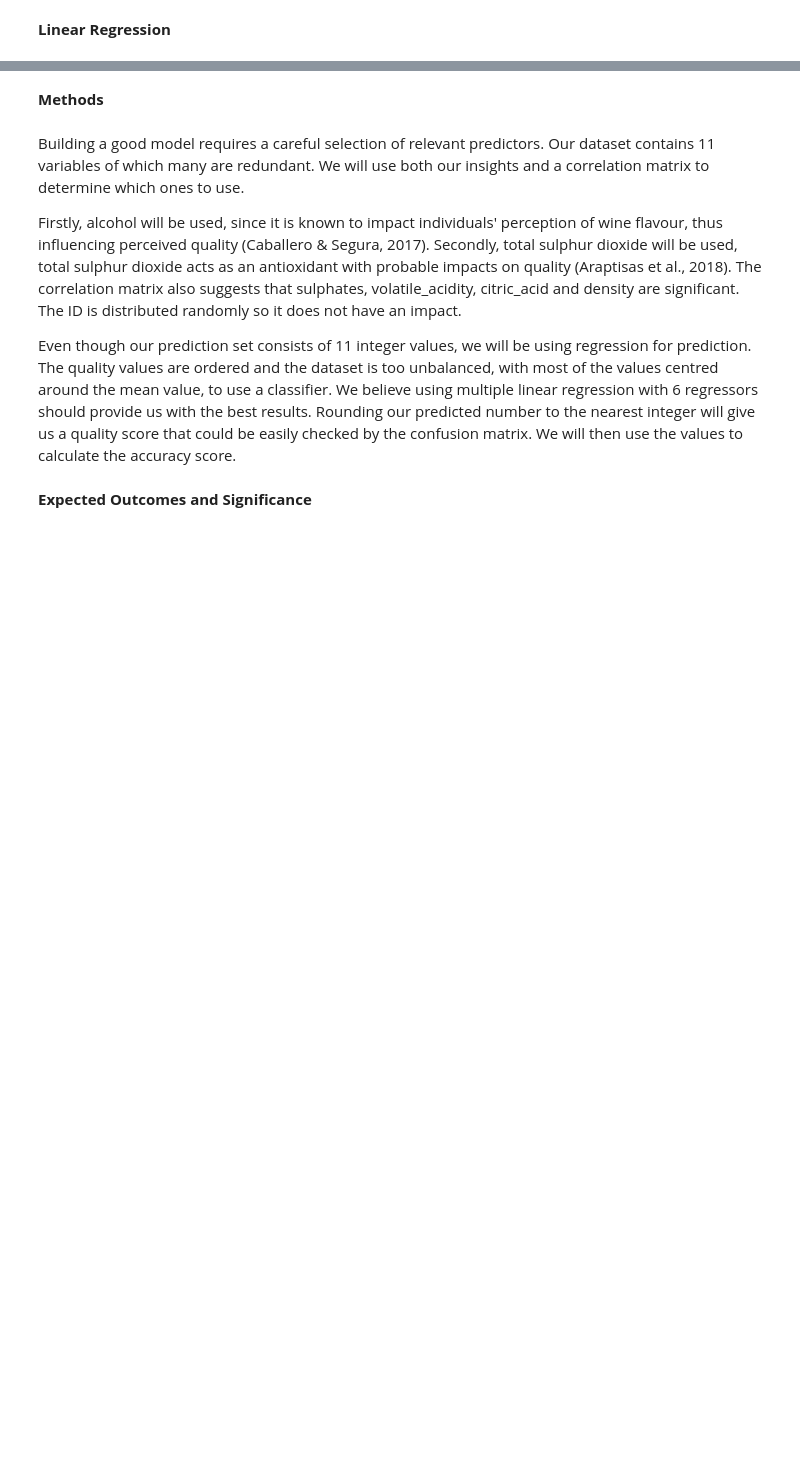
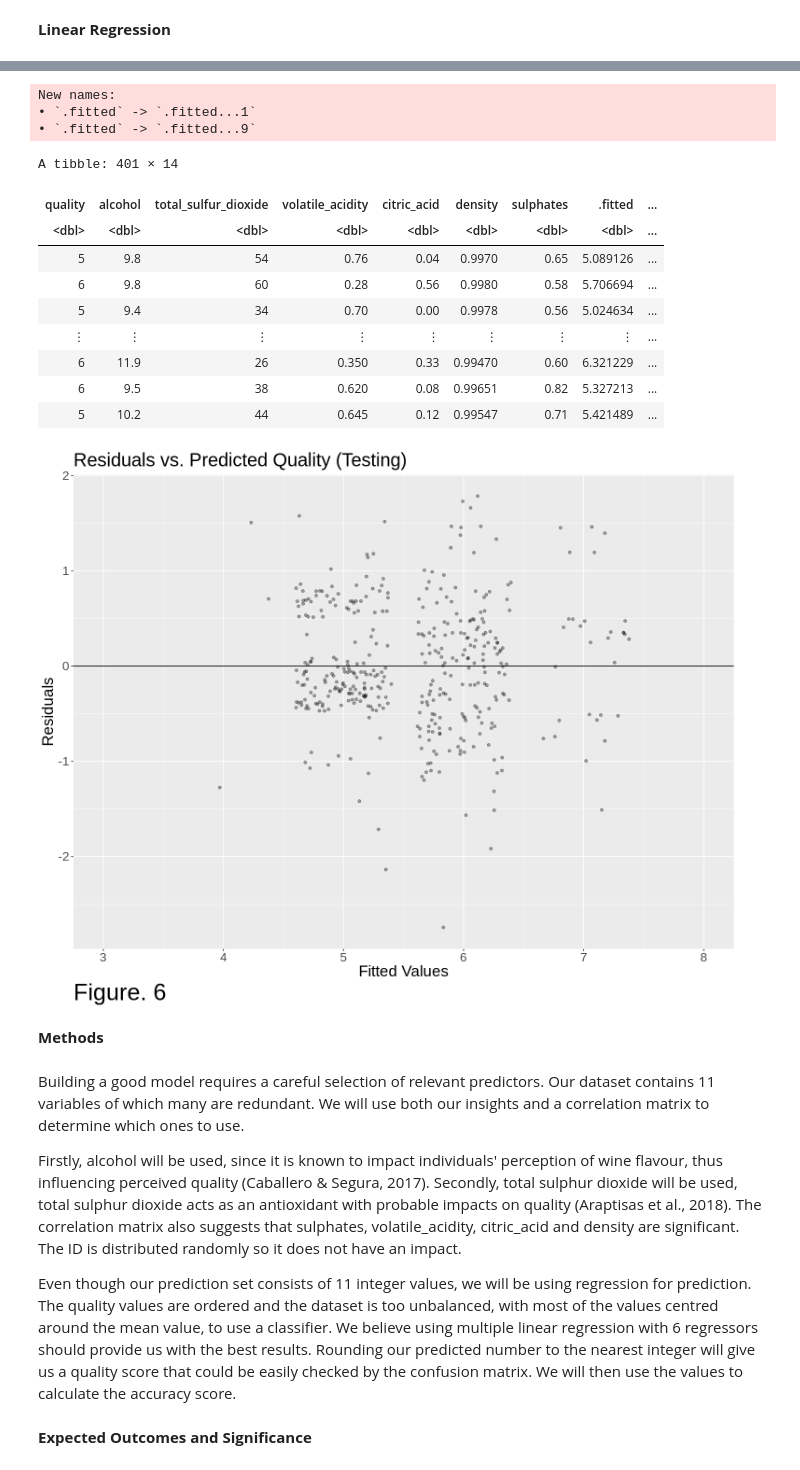
Before and after one commit to aleong2004/Wine-Quality-Prediction, a Jupyter notebook: Project.ipynb, the cells around one changed output, grey strips where cells are left out. Cells and saved outputs as stored; diff of their text form; code cells hidden in the pictures; blank space fills up the shorter version.

```diff
--- a/Project.ipynb
+++ b/Project.ipynb
@@ -310,14 +298,37 @@ plot_grid(lm_quality_vs_alcohol, lm_quality_vs_volatile_acidity, ncol = 2)
 # %%
 # PLOTTING A RESIDUAL PLOT TO VISUALISE RMSE OF LINEAR REGRESSION MODEL.
-options(repr.plot.width = 10, repr.plot.height = 10)
+options(repr.plot.width = 12.5, repr.plot.height = 10)
 lm_model<- lm(quality ~ alcohol + total_sulfur_dioxide +
                     volatile_acidity + citric_acid + density + sulphates, data = wine_testing)
-lm_model
 lm_residuals_augment<- augment(lm_model)
-lm_residual_plot_testing<-ggplot(lm_residuals_augment, aes(x = quality, y = .resid )) +
+lm_residuals_augment_rounded <- lm_residuals_augment |>
+                                    round() |>
+                                    select(.fitted) |>
+                                    bind_cols(lm_residuals_augment) |>
+                                    rename(.fitted_rounded = .fitted...1, .fitted = .fitted...9) |>
+                                    select(quality,alcohol,total_sulfur_dioxide,volatile_acidity,citric_acid,density,sulphates,.fitted,
+                                          .fitted_rounded, .resid,.hat, .sigma, .cooksd, .std.resid)
+lm_residuals_augment_rounded
+lm_residual_plot_testing<-ggplot(lm_residuals_augment_rounded, aes(x = .fitted_rounded, y = .resid )) +
                     geom_point(alpha = 0.35,  position = "jitter") +geom_hline(yintercept= 0)+
-                labs(x = "Predicted Quality", y= "Residuals", title = "Residuals vs. Quality (Testing)", caption = "Figure. 5")+
+                labs(x = "Fitted Values", y= "Residuals", title = "Residuals vs. Predicted Quality (Testing)", caption = "Figure. 6")+
                     theme(text = element_text(size = 20),
-          plot.caption = element_text(size = 30, hjust = 0))
+          plot.caption = element_text(size = 30, hjust = 0))+
+                scale_x_continuous(breaks = c(2,3,4,5,6,7,8), lim = c(3,8))
 
 lm_residual_plot_testing
+# %% [output]
+New names:
+• `.fitted` -> `.fitted...1`
+• `.fitted` -> `.fitted...9`
+A tibble: 401 × 14
+| quality | alcohol | total_sulfur_dioxide | volatile_acidity | citric_acid | density | sulphates | .fitted | ... |
+| <dbl> | <dbl> | <dbl> | <dbl> | <dbl> | <dbl> | <dbl> | <dbl> | ... |
+| 5 | 9.8 | 54 | 0.76 | 0.04 | 0.9970 | 0.65 | 5.089126 | ... |
+| 6 | 9.8 | 60 | 0.28 | 0.56 | 0.9980 | 0.58 | 5.706694 | ... |
+| 5 | 9.4 | 34 | 0.70 | 0.00 | 0.9978 | 0.56 | 5.024634 | ... |
+| ⋮ | ⋮ | ⋮ | ⋮ | ⋮ | ⋮ | ⋮ | ⋮ | ... |
+| 6 | 11.9 | 26 | 0.350 | 0.33 | 0.99470 | 0.60 | 6.321229 | ... |
+| 6 | 9.5 | 38 | 0.620 | 0.08 | 0.99651 | 0.82 | 5.327213 | ... |
+| 5 | 10.2 | 44 | 0.645 | 0.12 | 0.99547 | 0.71 | 5.421489 | ... |
+[figure, added]
```
Also changed, not shown: parts of 7 cells of this notebook.
